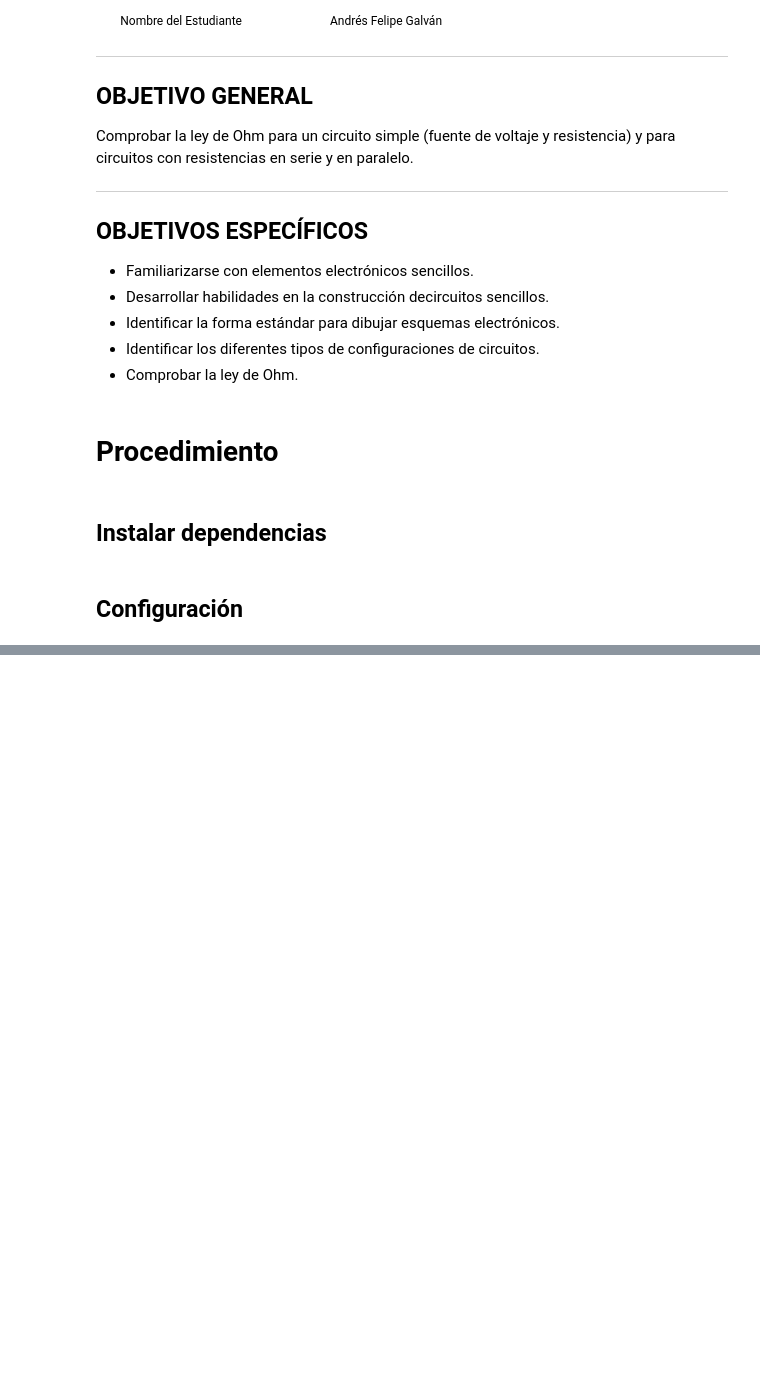
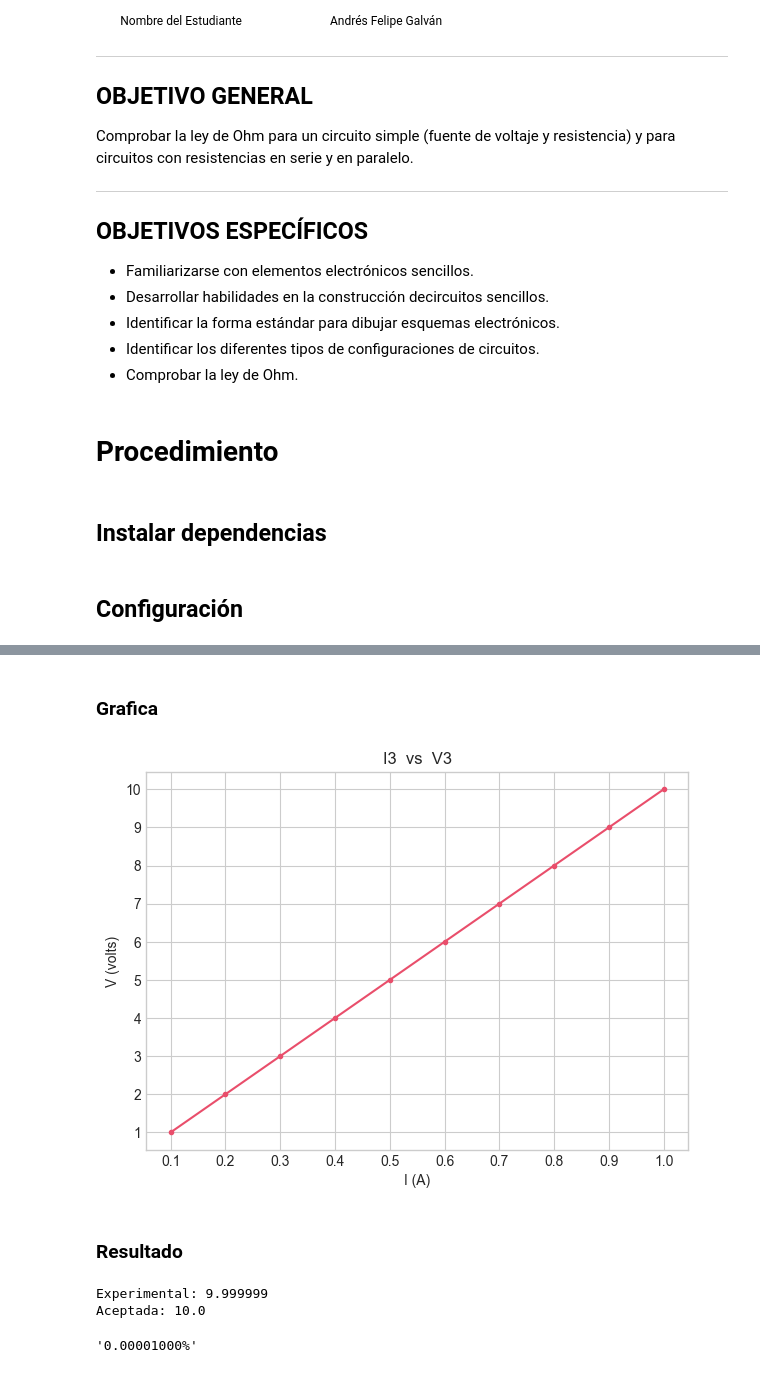
Before and after one commit to afgalvan/ohm-lab, a Jupyter notebook: ohm_lab.ipynb, the cells around one changed output, grey strips where cells are left out. Cells and saved outputs as stored; diff of their text form; code cells hidden in the pictures; blank space fills up the shorter version.

```diff
--- a/ohm_lab.ipynb
+++ b/ohm_lab.ipynb
@@ -48,0 +135,7 @@ set_option("display.float_format", "{:.2e}".format) # Usar notación cientifica
+# %%
+configuracion3 = ConfiguracionRegistro(voltaje_inicial=1.0, escala=1.0)
+
+resistencia1 = 5.0 # ohms
+resistencia2 = 5.0 # ohms
+voltaje_corriente3 = registrar_corrientes([0.10, 0.20, 0.30, 0.40, 0.50, 0.60, 0.70, 0.80, 0.90, 1.00], configuracion3)
+voltaje_corriente3
@@ -48,0 +154,16 @@ set_option("display.float_format", "{:.2e}".format) # Usar notación cientifica
+# %% [markdown]
+### Grafica
+# %%
+graficar("I3  vs  V3", voltaje_corriente3, color="#E94E6B")
+# %% [output]
+[figure, added]
+# %% [markdown]
+### Resultado
+# %%
+experimental3, aceptada3 = calcular_resistencia(voltaje_corriente3)
+print(f"Experimental: {experimental3}\nAceptada: {aceptada3}")
+error_porcentual(experimental3, aceptada3)
+# %% [output]
+Experimental: 9.999999
+Aceptada: 10.0
+'0.00001000%'
```
Also changed, not shown: parts of 31 cells of this notebook, 5 other files.
